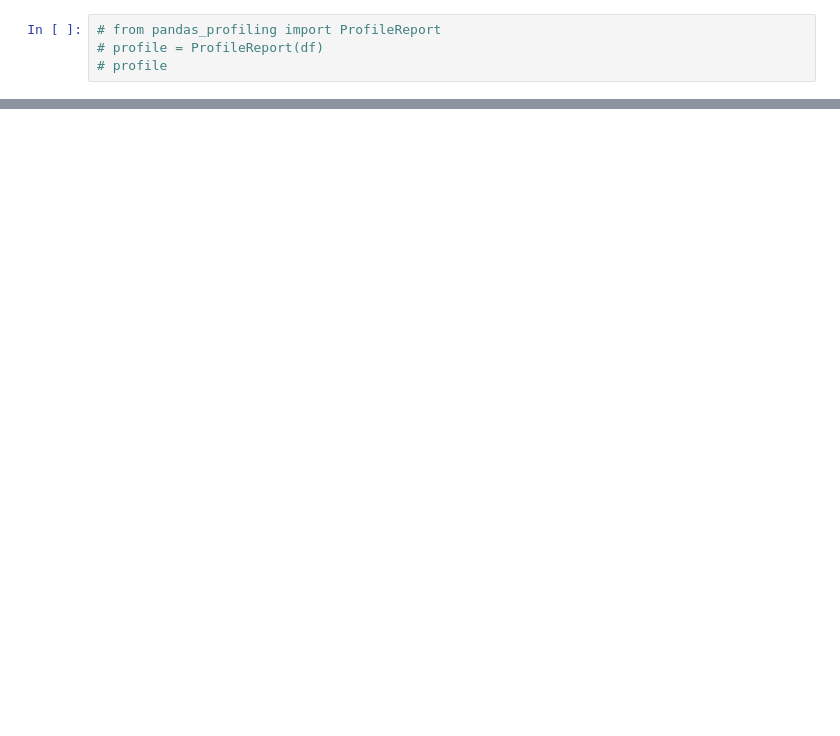
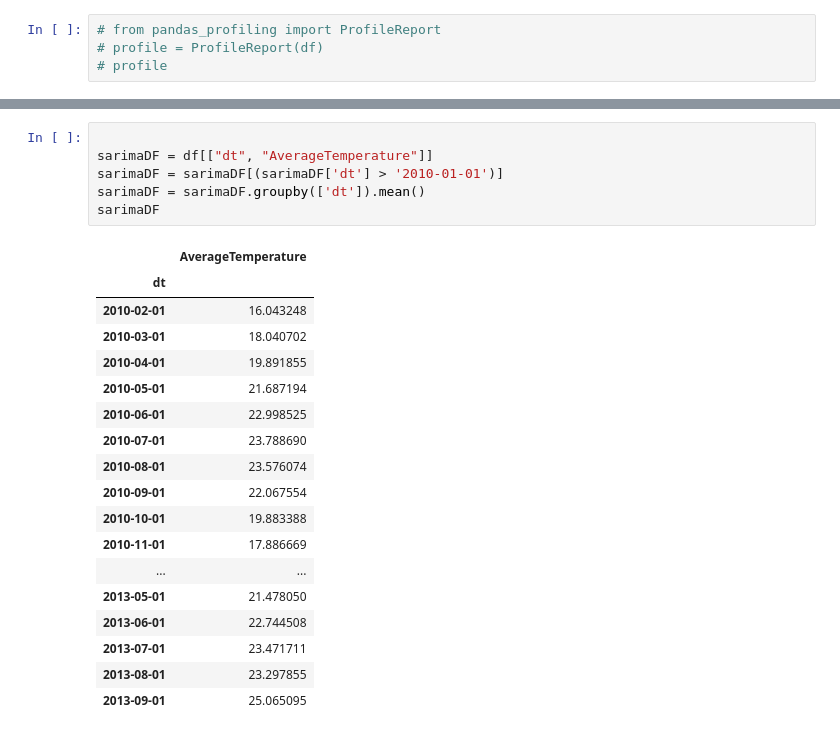
Before and after one commit to jurhs2000/data-science-lab2, a Jupyter notebook: lab2.ipynb, the cells around one changed output, grey strips where cells are left out. Drawn from its saved outputs; the diff is of its cells as text; blank space fills up the shorter version.

```diff
--- a/lab2.ipynb
+++ b/lab2.ipynb
@@ -78,0 +245,25 @@ sns.lineplot(x=last20YearsDF["dt"], y=last20YearsDF["AverageTemperature"])
+# %%
+
+sarimaDF = df[["dt", "AverageTemperature"]]
+sarimaDF = sarimaDF[(sarimaDF['dt'] > '2010-01-01')]
+sarimaDF = sarimaDF.groupby(['dt']).mean()
+sarimaDF
+# %% [output]
+|  | AverageTemperature |
+| dt |  |
+| 2010-02-01 | 16.043248 |
+| 2010-03-01 | 18.040702 |
+| 2010-04-01 | 19.891855 |
+| 2010-05-01 | 21.687194 |
+| 2010-06-01 | 22.998525 |
+| 2010-07-01 | 23.788690 |
+| 2010-08-01 | 23.576074 |
+| 2010-09-01 | 22.067554 |
+| 2010-10-01 | 19.883388 |
+| 2010-11-01 | 17.886669 |
+| ... | ... |
+| 2013-05-01 | 21.478050 |
+| 2013-06-01 | 22.744508 |
+| 2013-07-01 | 23.471711 |
+| 2013-08-01 | 23.297855 |
+| 2013-09-01 | 25.065095 |
```
Also changed, not shown: parts of 12 cells of this notebook.
